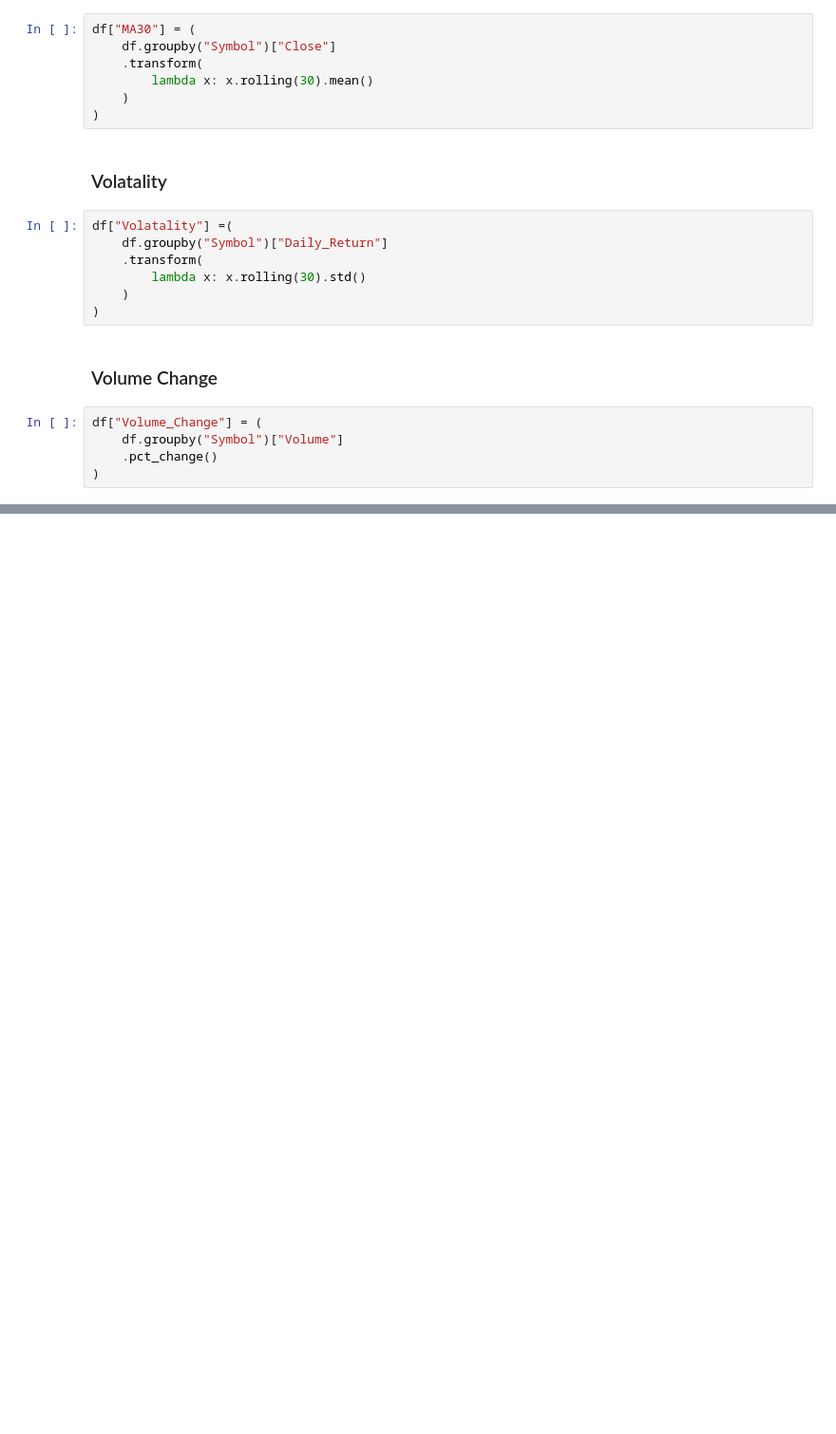
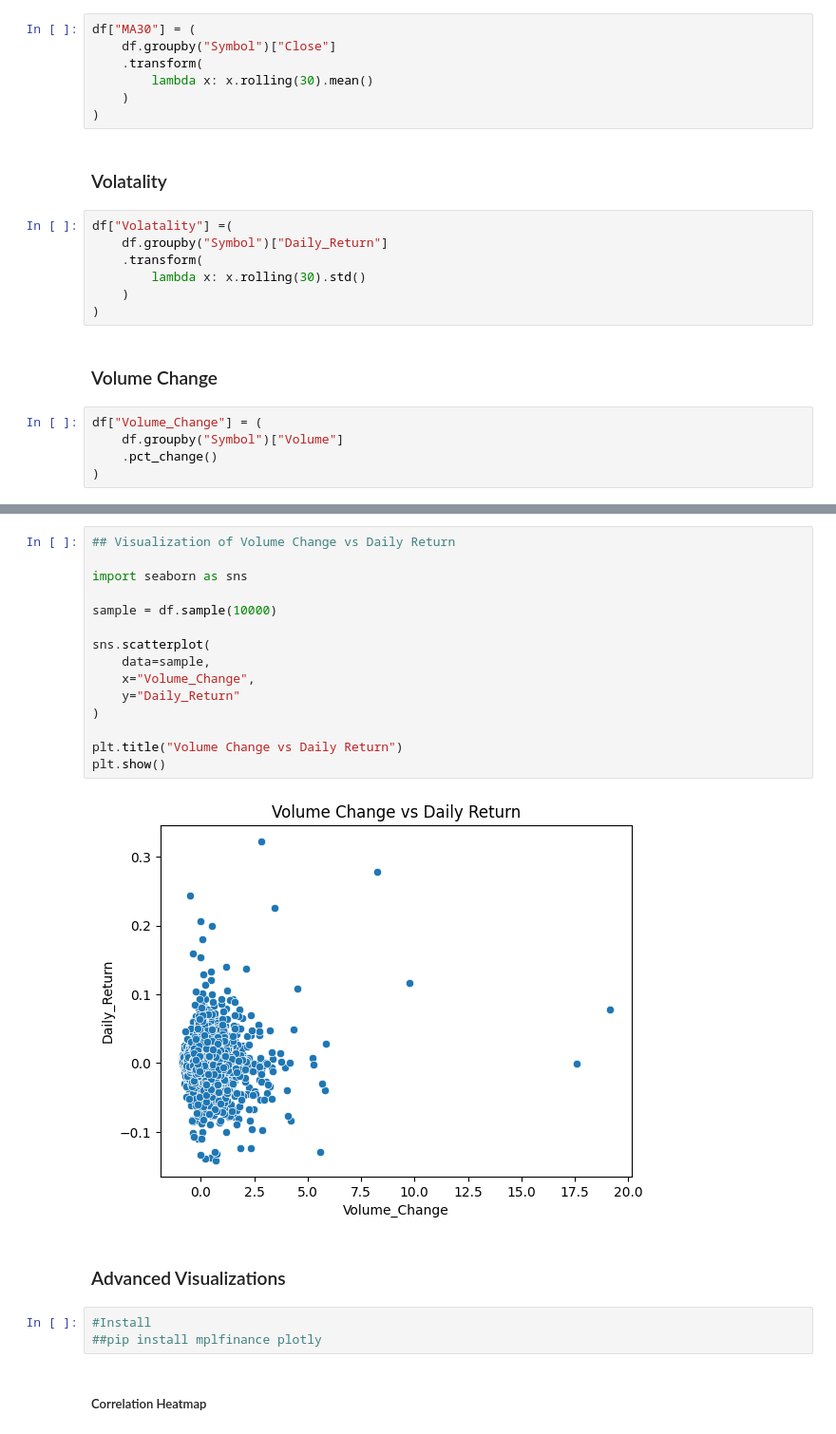
Before and after one commit to RishavVerma0/Journey-To-AI-Engineer, a Jupyter notebook: DataAnalysis Projects/intermediate/Notebook/stock_analysis.ipynb, the cells around one changed output, grey strips where cells are left out. Shown: that part at 95% size. Cells and saved outputs as stored; diff of their text form; blank space fills up the shorter version.

```diff
--- a/DataAnalysis Projects/intermediate/Notebook/stock_analysis.ipynb
+++ b/DataAnalysis Projects/intermediate/Notebook/stock_analysis.ipynb
@@ -204,0 +334,24 @@ df["Volume_Change"] = (
+# %%
+## Visualization of Volume Change vs Daily Return
+
+import seaborn as sns
+
+sample = df.sample(10000)
+
+sns.scatterplot(
+    data=sample,
+    x="Volume_Change",
+    y="Daily_Return"
+)
+
+plt.title("Volume Change vs Daily Return")
+plt.show()
+# %% [output]
+[figure, added]
+# %% [markdown]
+### Advanced Visualizations
+# %%
+#Install
+##pip install mplfinance plotly
+# %% [markdown]
+##### Correlation Heatmap
```
Also changed, not shown: parts of 12 cells of this notebook.
